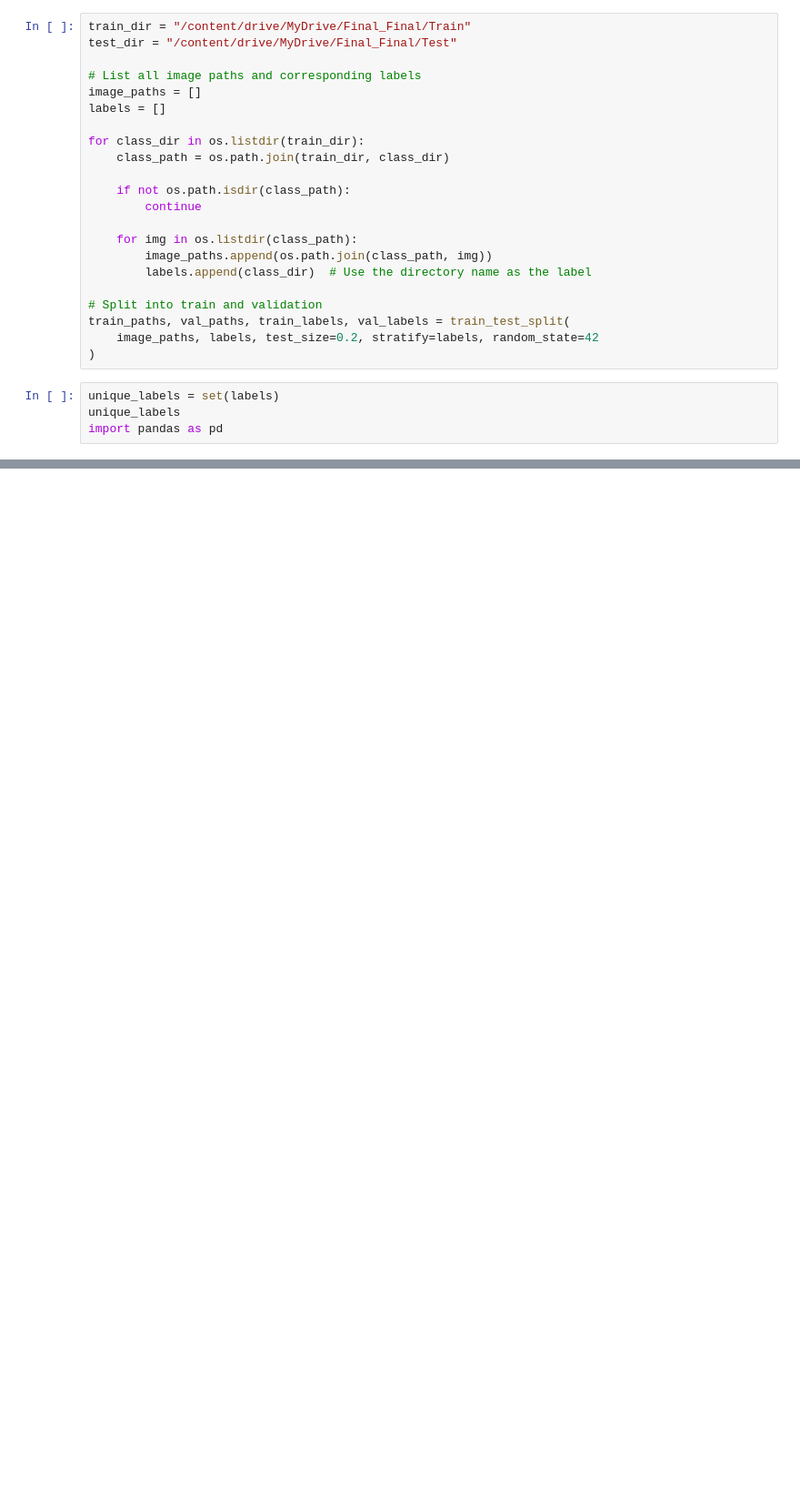
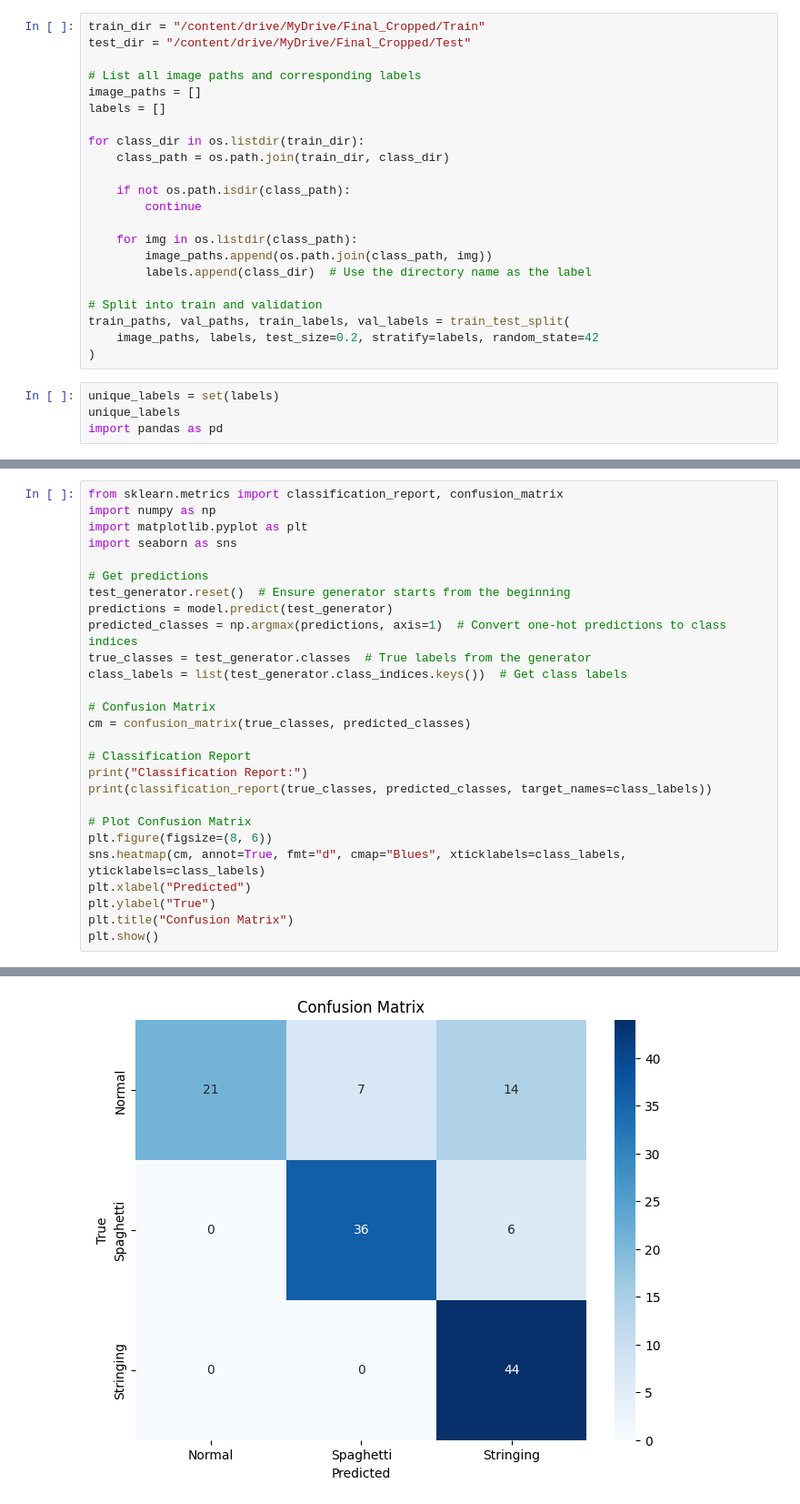
Before and after one commit to Witcape/3D_Printing, a Jupyter notebook: CNN_SRCNN_FINAL_FINAL.ipynb, the cells around one changed output, grey strips where cells are left out. Shown at 91% size. Cells and saved outputs as stored; diff of their text form; blank space fills up the shorter version.

```diff
--- a/CNN_SRCNN_FINAL_FINAL.ipynb
+++ b/CNN_SRCNN_FINAL_FINAL.ipynb
@@ -15,8 +15,8 @@ drive.mount('/content/drive')
 # %% [output]
 Drive already mounted at /content/drive; to attempt to forcibly remount, call drive.mount("/content/drive", force_remount=True).
 # %%
-train_dir = "/content/drive/MyDrive/Final_Final/Train"
-test_dir = "/content/drive/MyDrive/Final_Final/Test"
+train_dir = "/content/drive/MyDrive/Final_Cropped/Train"
+test_dir = "/content/drive/MyDrive/Final_Cropped/Test"
 
 # List all image paths and corresponding labels
 image_paths = []
@@ -197,0 +198,28 @@ Test Accuracy: 0.5788
+# %%
+from sklearn.metrics import classification_report, confusion_matrix
+import numpy as np
+import matplotlib.pyplot as plt
+import seaborn as sns
+
+# Get predictions
+test_generator.reset()  # Ensure generator starts from the beginning
+predictions = model.predict(test_generator)
+predicted_classes = np.argmax(predictions, axis=1)  # Convert one-hot predictions to class indices
+true_classes = test_generator.classes  # True labels from the generator
+class_labels = list(test_generator.class_indices.keys())  # Get class labels
+
+# Confusion Matrix
+cm = confusion_matrix(true_classes, predicted_classes)
+
+# Classification Report
+print("Classification Report:")
+print(classification_report(true_classes, predicted_classes, target_names=class_labels))
+
+# Plot Confusion Matrix
+plt.figure(figsize=(8, 6))
+sns.heatmap(cm, annot=True, fmt="d", cmap="Blues", xticklabels=class_labels, yticklabels=class_labels)
+plt.xlabel("Predicted")
+plt.ylabel("True")
+plt.title("Confusion Matrix")
+plt.show()
+# %% [output]
@@ -197,0 +237 @@ Test Accuracy: 0.5788
+[figure, added]
```
Also changed, not shown: parts of 5 cells of this notebook.
